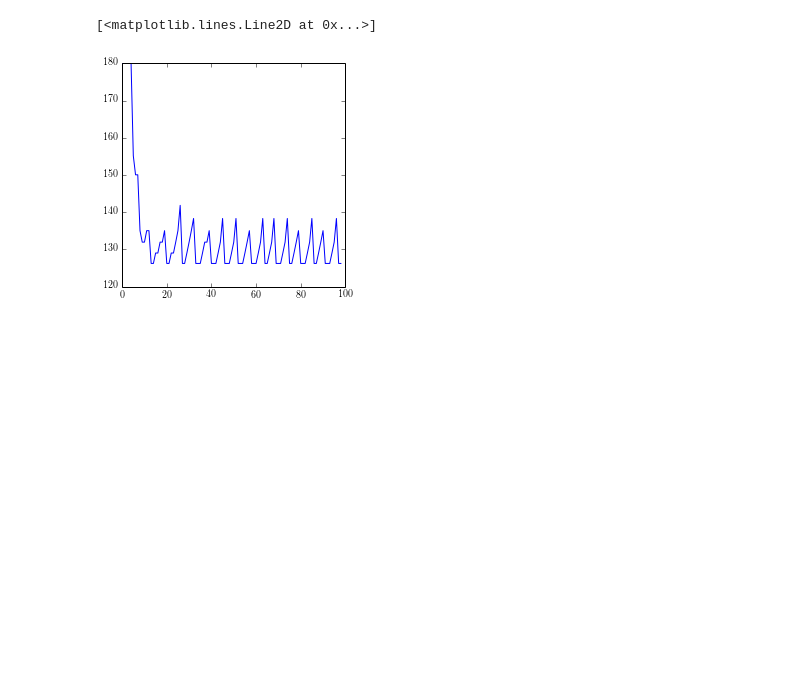
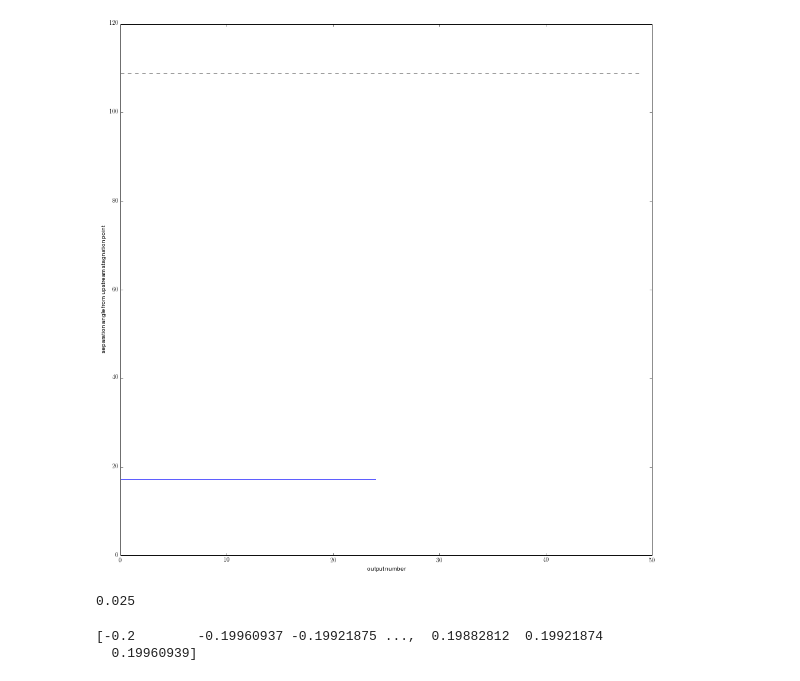
Before and after one commit to UBC-MOAD/flow_separation, a Jupyter notebook: notebooks_2D_runs/view_flow_over_cylinder.ipynb, the cells around one changed output. Drawn from its saved outputs; the diff is of its cells as text; code cells hidden in the pictures; blank space fills up the shorter version.

```diff
--- a/notebooks_2D_runs/view_flow_over_cylinder.ipynb
+++ b/notebooks_2D_runs/view_flow_over_cylinder.ipynb
@@ -143,9 +146,8 @@ plt.show()
 # %%
 sep_pt = []
-for ii in range(1000,100000,1000):
+for ii in range(4000,200001,4000):
     U=np.squeeze(rdmds(_dir+'U',ii))
     W=np.squeeze(rdmds(_dir+'W',ii))
     [theta_bd,dvtheta_dr_bd] = calc_dvtheta_dr(X,Z,U,W,R0,1024,128)
     sep_pt.append(find_zero(theta_bd,dvtheta_dr_bd))
-plt.show()
 # %% [output]
@@ -186,5 +183,19 @@ Found zero!
-# %%
-plt.plot(sep_pt)
-# %% [output]
-[<matplotlib.lines.Line2D at 0x...>]
-[figure, removed]
+# %%
+pylab.rcParams['figure.figsize'] = (16,16)
+plt.plot(sep_pt)
+plt.plot(np.arange(0,50),108.8+0*np.arange(0,50),'--k')
+
+plt.xlabel('output number')
+plt.ylabel('separation angle from upstream stagnation point')
+plt.show()
+# %% [output]
+[figure, added]
+# %%
+print R0
+# %% [output]
+0.025
+# %%
+print X
+# %% [output]
+[-0.2        -0.19960937 -0.19921875 ...,  0.19882812  0.19921874
+  0.19960939]
```
Also changed, not shown: parts of 7 cells of this notebook, 5 other files.
